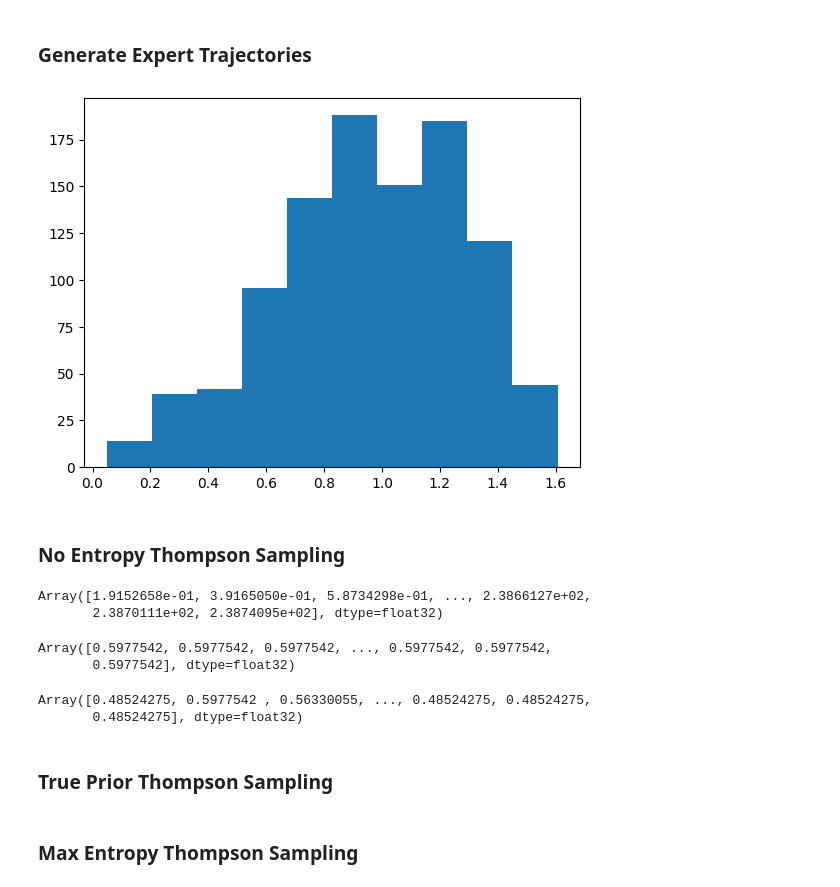
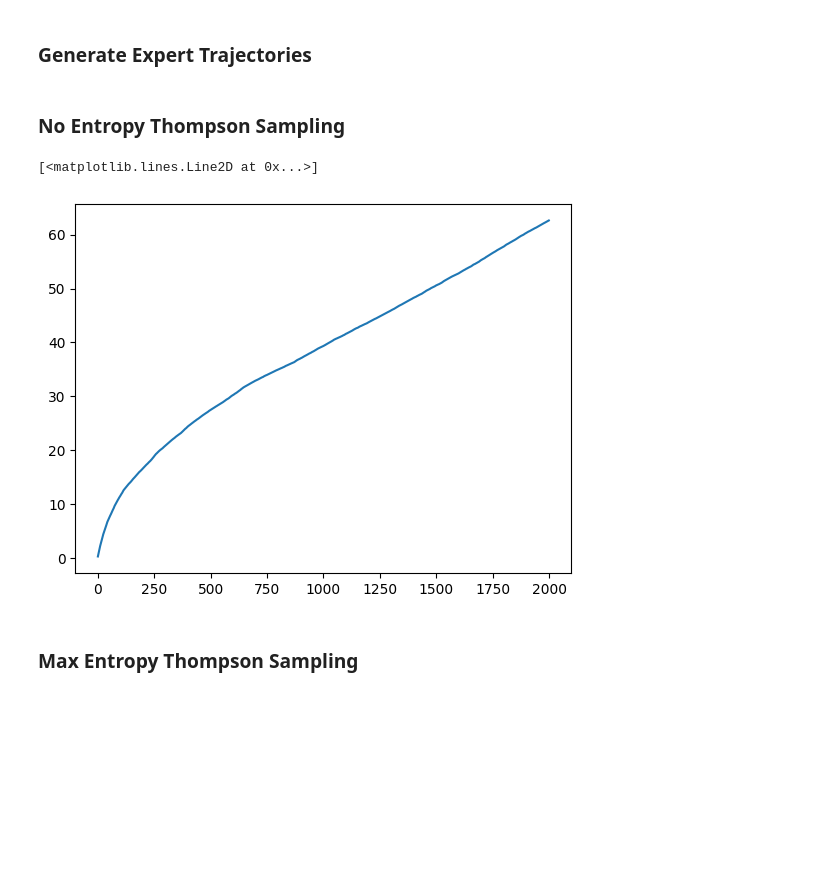
Before and after one commit to keertanavc/experior, a Jupyter notebook: max_ent_multi_armed.ipynb, the cells around one changed output. Saved outputs shown, nothing was run; the diff lists cells and outputs as text; code cells hidden in the pictures; blank space fills up the shorter version.

```diff
--- a/max_ent_multi_armed.ipynb
+++ b/max_ent_multi_armed.ipynb
@@ -22,19 +26,19 @@ jax.config.update("jax_debug_nans", True)
 # %%
 ts_config = {
   "langevin_learning_rate": 0.01,
-  "langevin_batch_size": 128,
+  "langevin_batch_size": 512,
   "langevin_updates_per_step": 10
 }
 max_ent_config = {
   "langevin_learning_rate": 0.01,
-  "langevin_batch_size": 128,
+  "langevin_batch_size": 512,
   "langevin_updates_per_step": 10,
   "max_ent_epsilon": 1e-3,
   "max_ent_prior_n_samples": 1000,
   "max_ent_steps": 1000,
-  "max_ent_learning_rate": 1e-3,
+  "max_ent_learning_rate": 1e-2,
   "max_ent_lambda": 10.,
-  "expert_beta": 1.,
+  "expert_beta": 10.,
   "init_emp_ent": 0.,
 }
 # %% [markdown]
@@ -44,7 +48,7 @@ max_ent_config = {
 # %%
 NUM_ACTIONS = 5
 NUM_ENVS = 50
-NUM_STEPS = 5000
+NUM_STEPS = 2000
 N_TRAJECTORY = 1000
 HORIZON = 1
 
@@ -52,9 +56,7 @@ rng = PRNGSequence(42)
 
 import itertools
 from typing import Optional
-alpha_values = [0.5, 4.]
-beta_values = [0.5, 4.]
-alpha_betas = itertools.product(alpha_values, beta_values)
+alpha_betas = [[0.5, 4.], [4., 0.5]]
 alpha_betas = jnp.array(list(itertools.product(alpha_betas, repeat=5)))
 
 action_space = spaces.Discrete(NUM_ACTIONS)
@@ -78,10 +80,8 @@ epsilon = 1e-8
 entropy_fn = lambda exp_traj: - jax.vmap(lambda p: p * jnp.log(p+epsilon))(jnp.bincount(exp_traj.action.flatten(), length=NUM_ACTIONS) / N_TRAJECTORY).sum()
 expert_entropies = jax.vmap(entropy_fn)(expert_trajectories)
 # %%
-plt.hist(expert_entropies.sort())
-plt.show()
+# plt.hist(expert_entropies.sort())
+# plt.show()
-# %% [output]
-[figure, removed]
 # %% [markdown]
 ### No Entropy Thompson Sampling
 # %%
@@ -110,21 +110,4 @@ state, no_prior_metrics = jax.vmap(jax.jit(ts_train), in_axes=(None, 0))(
     rng_key, jnp.arange(alpha_betas.shape[0])
 )
 # %%
-no_prior_regret = (no_prior_metrics['optimal_value'] - no_prior_metrics['reward_mean']).mean(axis=-1).cumsum(axis=1)
+no_prior_regret = (no_prior_metrics['optimal_value'] - no_prior_metrics['reward_mean']).mean(axis=-1).cumsum(axis=-1)
-# %%
-no_prior_metrics['optimal_value'] - no_prior_metrics['reward_mean']
-# %% [output]
-Array([1.9152658e-01, 3.9165050e-01, 5.8734298e-01, ..., 2.3866127e+02,
-       2.3870111e+02, 2.3874095e+02], dtype=float32)
-# %%
-no_prior_metrics['optimal_value'][1102, :,20]
-# %% [output]
-Array([0.5977542, 0.5977542, 0.5977542, ..., 0.5977542, 0.5977542,
-       0.5977542], dtype=float32)
-# %%
-no_prior_metrics['reward_mean'][1102, :, 20]
-# %% [output]
-Array([0.48524275, 0.5977542 , 0.56330055, ..., 0.48524275, 0.48524275,
-       0.48524275], dtype=float32)
-# %% [markdown]
-### True Prior Thompson Sampling
@@ -131,3 +116,8 @@ Array([0.48524275, 0.5977542 , 0.56330055, ..., 0.48524275, 0.48524275,
+# %%
+plt.plot(no_prior_regret)
+# %% [output]
+[<matplotlib.lines.Line2D at 0x...>]
+[figure, added]
 # %% [markdown]
 ### Max Entropy Thompson Sampling
 # %%
```
Also changed, not shown: parts of 13 cells of this notebook, 3 other files.
